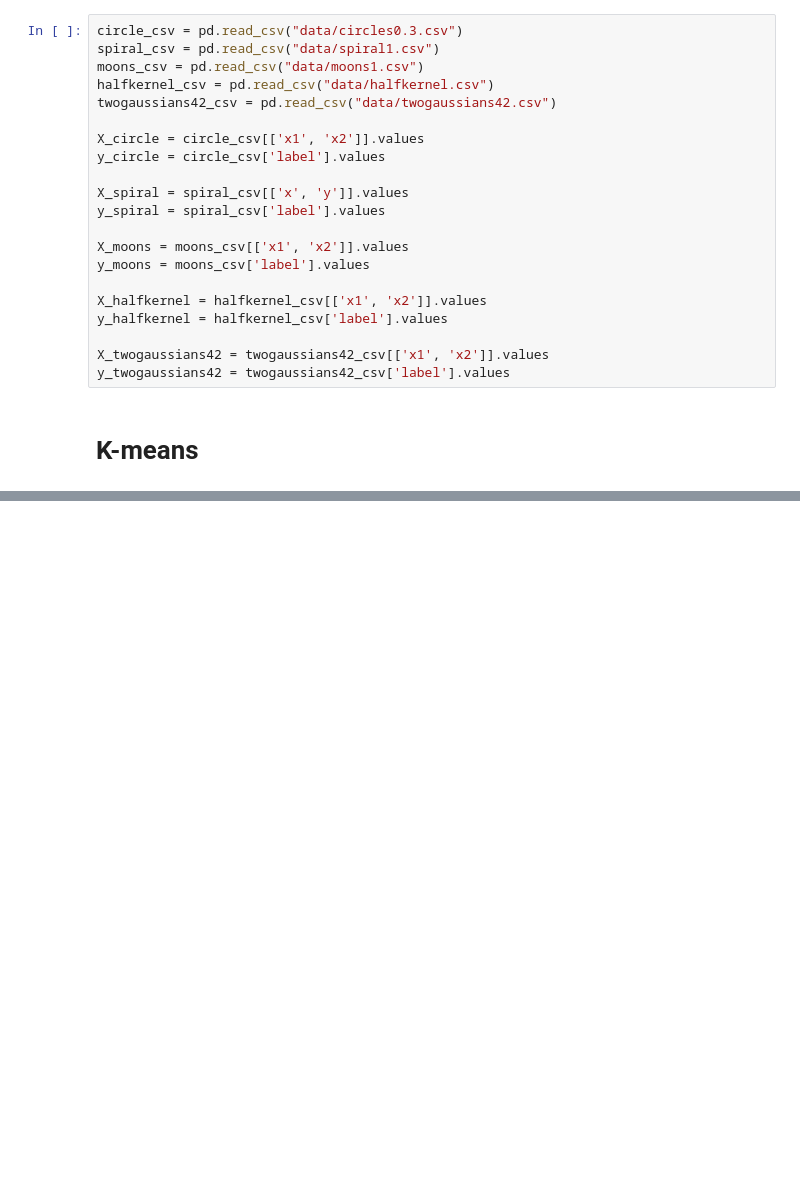
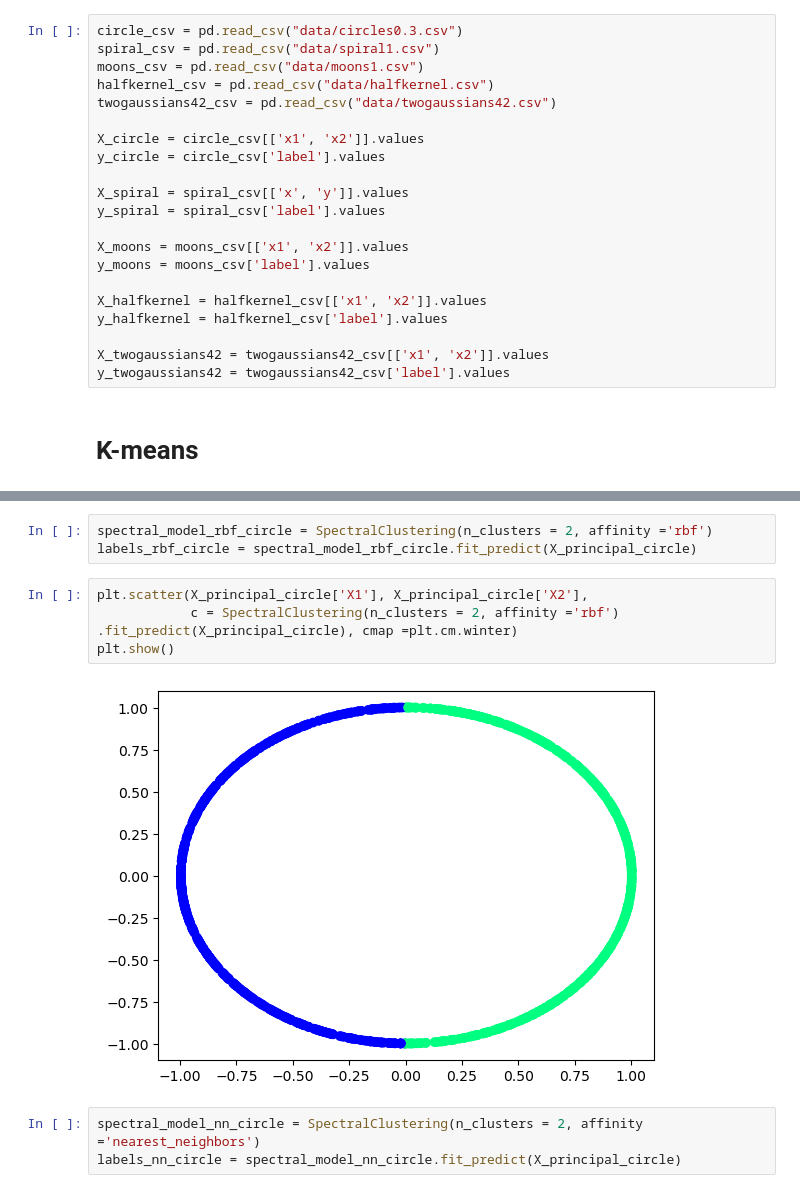
Before and after one commit to ehsanap7/adv_topics_ai, a Jupyter notebook: assignments/assignment_1/code/clustering_models.ipynb, the cells around one changed output, grey strips where cells are left out. Drawn from its saved outputs; the diff is of its cells as text; blank space fills up the shorter version.

```diff
--- a/assignments/assignment_1/code/clustering_models.ipynb
+++ b/assignments/assignment_1/code/clustering_models.ipynb
@@ -180,0 +146,12 @@ print(s_scores)
+# %%
+spectral_model_rbf_circle = SpectralClustering(n_clusters = 2, affinity ='rbf')
+labels_rbf_circle = spectral_model_rbf_circle.fit_predict(X_principal_circle)
+# %%
+plt.scatter(X_principal_circle['X1'], X_principal_circle['X2'],
+            c = SpectralClustering(n_clusters = 2, affinity ='rbf') .fit_predict(X_principal_circle), cmap =plt.cm.winter)
+plt.show()
+# %% [output]
+[figure, added]
+# %%
+spectral_model_nn_circle = SpectralClustering(n_clusters = 2, affinity ='nearest_neighbors')
+labels_nn_circle = spectral_model_nn_circle.fit_predict(X_principal_circle)
```
Also changed, not shown: parts of 57 cells of this notebook.
